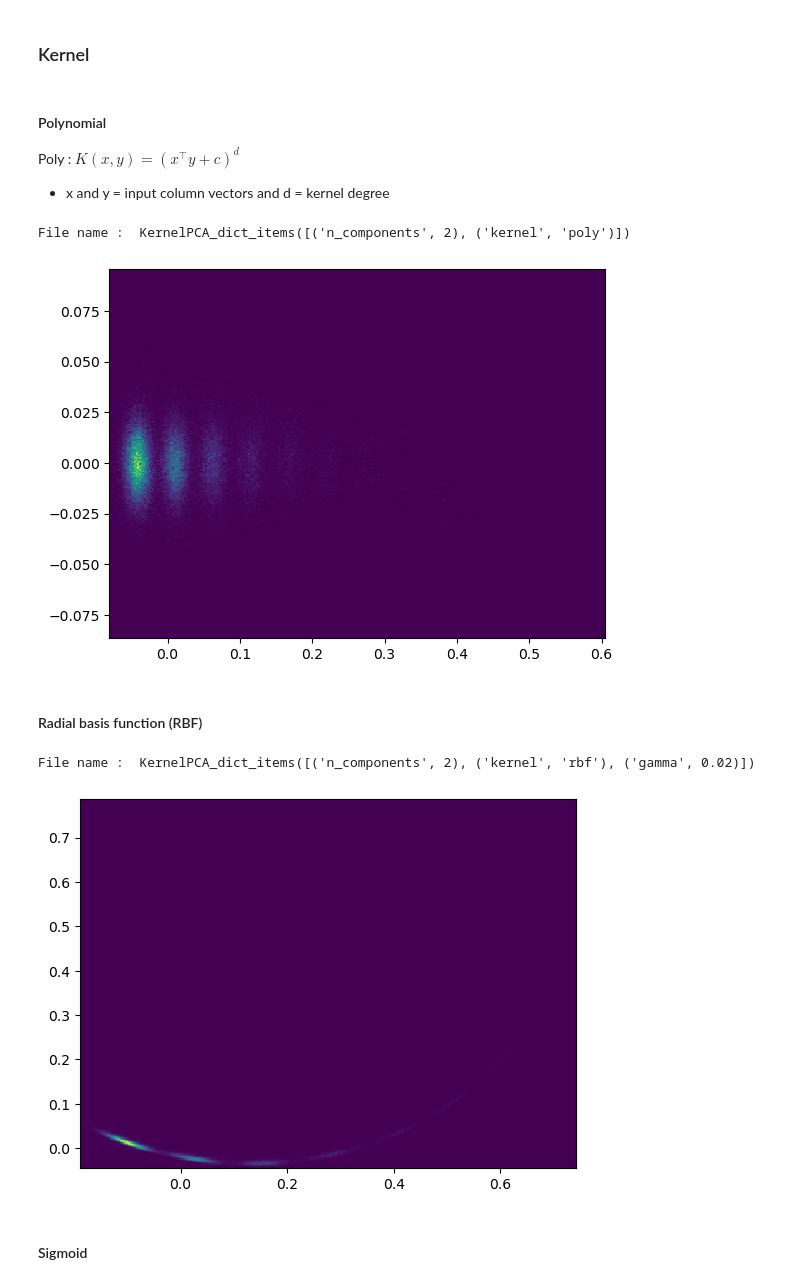
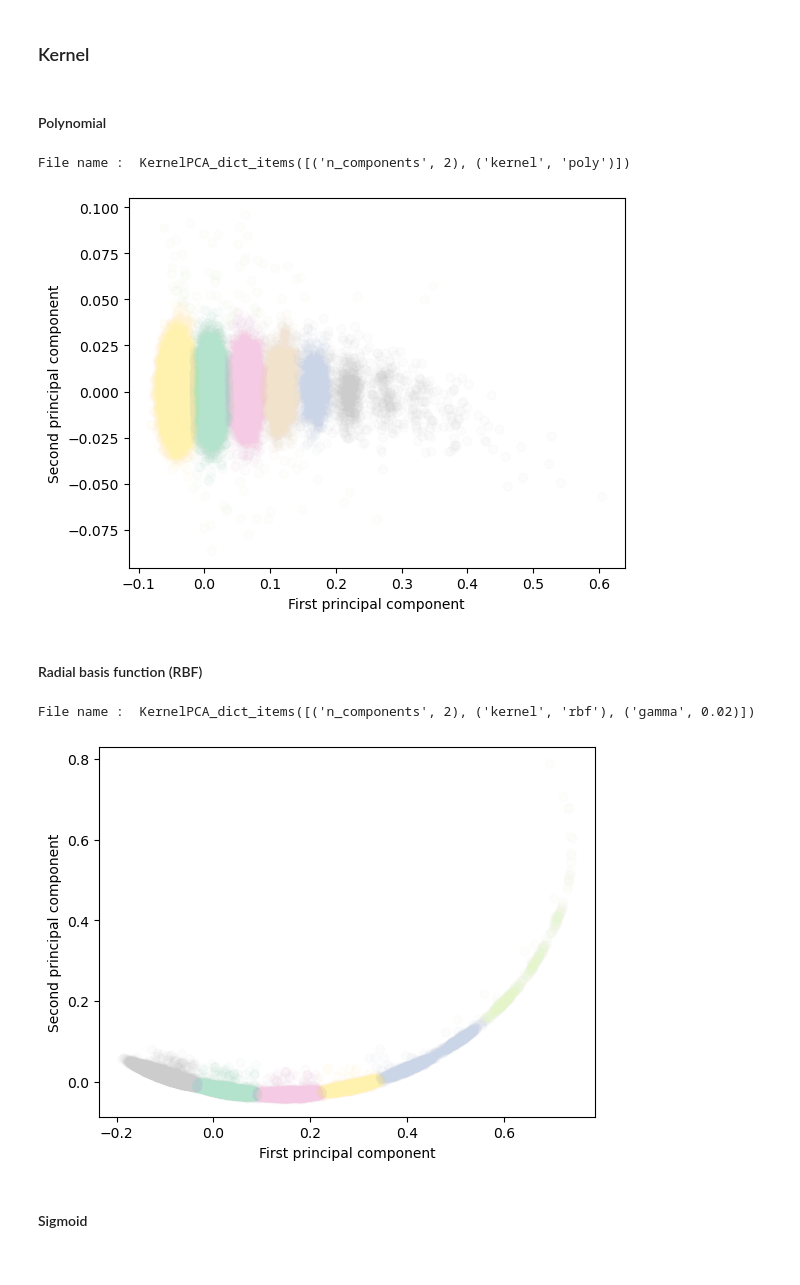
Before and after one commit to polyquantique/Photon-Number-Classification, a Jupyter notebook: DimensionalityReduction.ipynb, the cells around one changed output. Drawn from its saved outputs; the diff is of its cells as text; code cells hidden in the pictures.

Commit message:
Update with cluster

```diff
--- a/DimensionalityReduction.ipynb
+++ b/DimensionalityReduction.ipynb
@@ -33,7 +31,7 @@ def build_dataset(path):
     #X = (X - np.mean(X)) / (np.std(X))
     X = (TES - np.min(TES)) / (np.max(TES) - np.min(TES))
 
-    X_train, X_test = train_test_split(X, test_size=0.01, random_state=0)
+    X_train, X_test = train_test_split(X, test_size=0.001, random_state=0)
 
     print(f"Dataset contains :",
         f"\nSamples : {shape[0]}",
@@ -43,13 +41,13 @@ def build_dataset(path):
 
     return X_train , X_test
 # %%
-def method(X,function,**param):
+def reduction(X,function,plot=False,**param):
     """
-    # method()
+    # reduction(X,function,plot=False,**param)
 
     Verifies if a function has been saved in the `Preprocess` folder to avoid unnecessary computation.
 
-    -X (any) : Inputs of the function that needs to be computed.
+    -X (array-like, sparse matrix) : Inputs of the function that needs to be computed.
     -function (function) : Function that is executed.
     -param (**kwargs) : Multiple keyword arguments to define the parameters of `function`.
 
@@ -69,13 +67,32 @@ def method(X,function,**param):
         np.save(f"Preprocess\{file_name}",arr=result)
 
     # Plot results
-    #plt.scatter(result[:, 0], result[:, 1],alpha=0.1,color=[0.5,0.5,0.5])
-    #plt.xlabel('First principal component')
-    #plt.ylabel('Second principal component')
+    if plot:
+        plt.scatter(result[:, 0], result[:, 1],alpha=0.005)
+        plt.xlabel('First principal component')
+        plt.ylabel('Second principal component')
 
-    plt.hist2d(result[:, 0], result[:, 1],bins=300)
+    #plt.hist2d(result[:, 0], result[:, 1],bins=300)
 
     return result
+# %%
+def clustering(X,function,**param):
+    """
+    # clustering(X,function,**param)
+
+        Run and plot a clustering technique defined with the function parameter.
+        The process is based on `sklearn` structure.
+
+    -X (array-like, sparse matrix) : Inputs of the function that needs to be computed.
+    -function (function) : Function that is executed.
+    -param (**kwargs) : Multiple keyword arguments to define the parameters of `function`.
+    """
+
+    labels = function(**param).fit_predict(X)
+
+    plt.scatter(X[:, 0], X[:, 1], c=labels, s=40, cmap='Pastel2', alpha=0.05)
+    plt.xlabel('First principal component')
+    plt.ylabel('Second principal component')
 # %% [markdown]
 ### Plot TES
 # %%
@@ -102,23 +120,21 @@ File name :  PCA_dict_items([('n_components', 2)])
 # %% [markdown]
 ### Kernel
-# %% [markdown]
-#### Polynomial
-
-Poly : $K(x, y)=\left(x^{\top} y+c\right)^d$
-
-- x and y = input column vectors and d = kernel degree
+# %% [markdown]
+#### Polynomial
 # %%
-X_kernel_poly = method(X,KernelPCA,n_components=2,kernel="poly")
+X_kernel_poly = reduction(X,KernelPCA,n_components=2,kernel="poly")
+clustering(X_kernel_poly,BayesianGaussianMixture,reg_covar=1e-05,n_components=8, covariance_type='full', random_state=42)
 # %% [output]
 File name :  KernelPCA_dict_items([('n_components', 2), ('kernel', 'poly')])
-[figure, old version]
+[figure, new version]
 # %% [markdown]
 #### Radial basis function (RBF)
 # %%
-X_kernel_rbf = method(X,KernelPCA,n_components=2,kernel="rbf",gamma=0.02)
+X_kernel_rbf = reduction(X,KernelPCA,n_components=2,kernel="rbf",gamma=0.02)
+clustering(X_kernel_rbf,BayesianGaussianMixture,reg_covar=1e-04,n_components=8, covariance_type='full', random_state=42)
 # %% [output]
 File name :  KernelPCA_dict_items([('n_components', 2), ('kernel', 'rbf'), ('gamma', 0.02)])
-[figure, old version]
+[figure, new version]
 # %% [markdown]
 #### Sigmoid
 # %%
```
Also changed, not shown: parts of 13 cells of this notebook, 2 other files.
